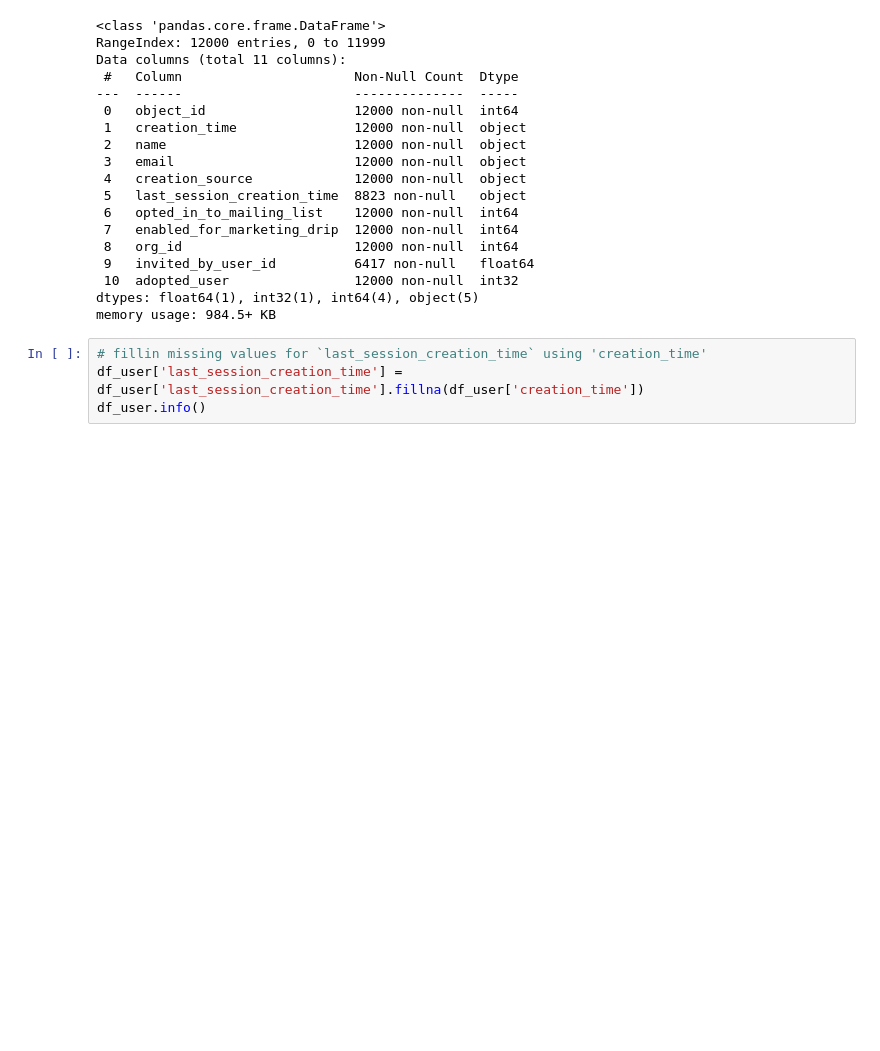
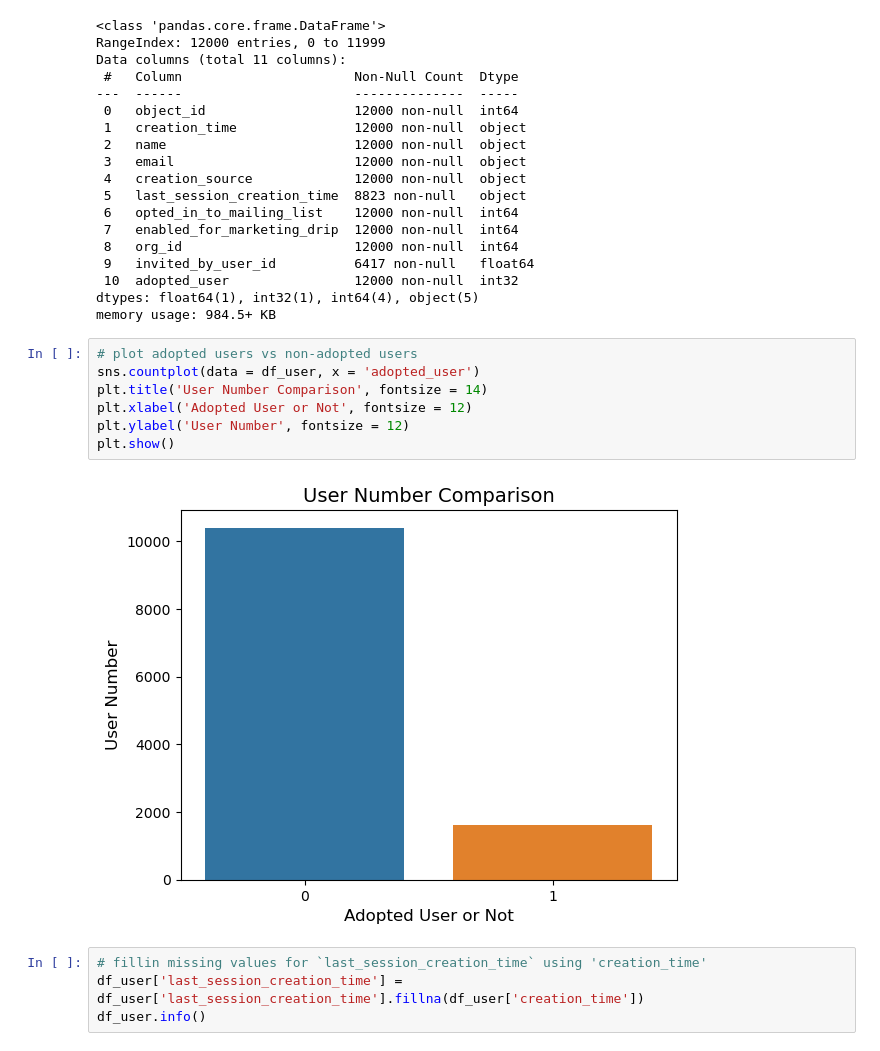
Before and after one commit to wangtuguahhh/Springboard, a Jupyter notebook: 27.2.2_relax_challenge/Relax_Adopted_User_Challenge.ipynb, the cells around one changed output. Saved outputs shown, nothing was run; the diff lists cells and outputs as text; blank space fills up the shorter version.

```diff
--- a/27.2.2_relax_challenge/Relax_Adopted_User_Challenge.ipynb
+++ b/27.2.2_relax_challenge/Relax_Adopted_User_Challenge.ipynb
@@ -251,6 +280,15 @@ Data columns (total 11 columns):
  10  adopted_user                12000 non-null  int32
 dtypes: float64(1), int32(1), int64(4), object(5)
 memory usage: 984.5+ KB
+# %%
+# plot adopted users vs non-adopted users
+sns.countplot(data = df_user, x = 'adopted_user')
+plt.title('User Number Comparison', fontsize = 14)
+plt.xlabel('Adopted User or Not', fontsize = 12)
+plt.ylabel('User Number', fontsize = 12)
+plt.show()
+# %% [output]
+[figure, added]
 # %%
 # fillin missing values for `last_session_creation_time` using 'creation_time'
 df_user['last_session_creation_time'] = df_user['last_session_creation_time'].fillna(df_user['creation_time'])
```
Also changed, not shown: parts of 16 cells of this notebook.
